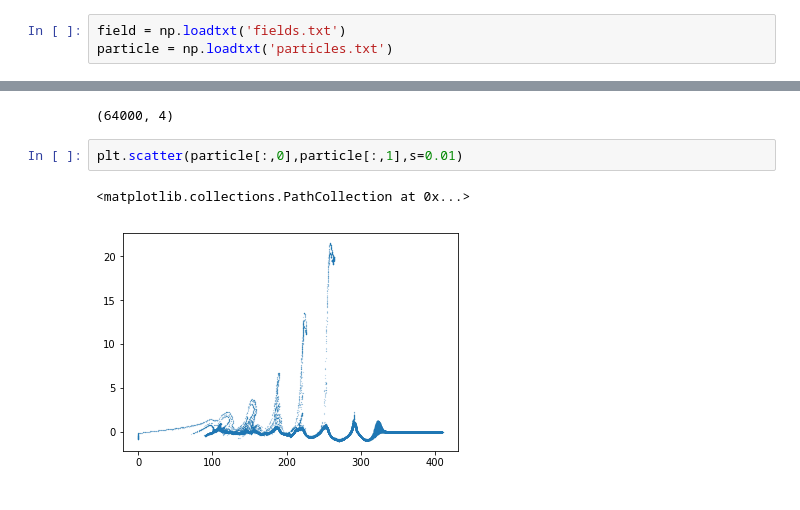
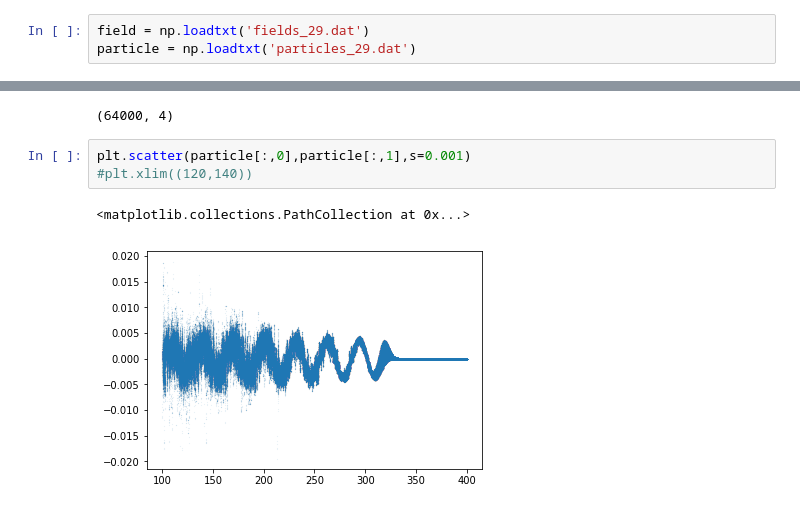
Before and after one commit to RonghaoHu/XPIC, a Jupyter notebook: data_visual.ipynb, the cells around one changed output, grey strips where cells are left out. Saved outputs shown, nothing was run; the diff lists cells and outputs as text.

```diff
--- a/data_visual.ipynb
+++ b/data_visual.ipynb
@@ -3,6 +3,6 @@ import numpy as np
 import matplotlib.pyplot as plt
 %matplotlib inline
 # %%
-field = np.loadtxt('fields.txt')
-particle = np.loadtxt('particles.txt')
+field = np.loadtxt('fields_29.dat')
+particle = np.loadtxt('particles_29.dat')
 # %%
@@ -25,7 +27,8 @@ particle.shape
 # %% [output]
 (64000, 4)
 # %%
-plt.scatter(particle[:,0],particle[:,1],s=0.01)
+plt.scatter(particle[:,0],particle[:,1],s=0.001)
+#plt.xlim((120,140))
 # %% [output]
 <matplotlib.collections.PathCollection at 0x...>
-[figure, old version]
+[figure, new version]
```
Also changed, not shown: parts of 4 cells of this notebook, 3 other files.
